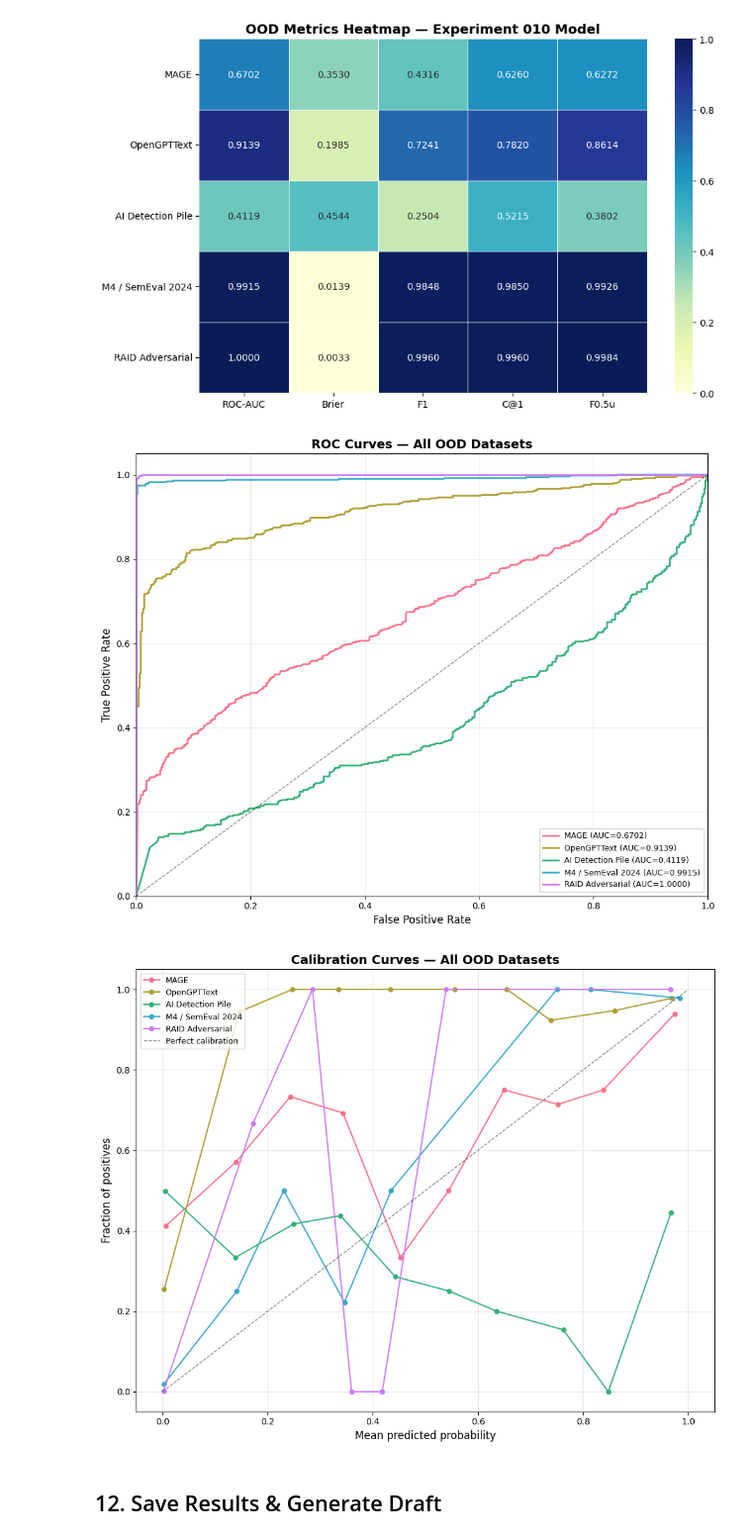
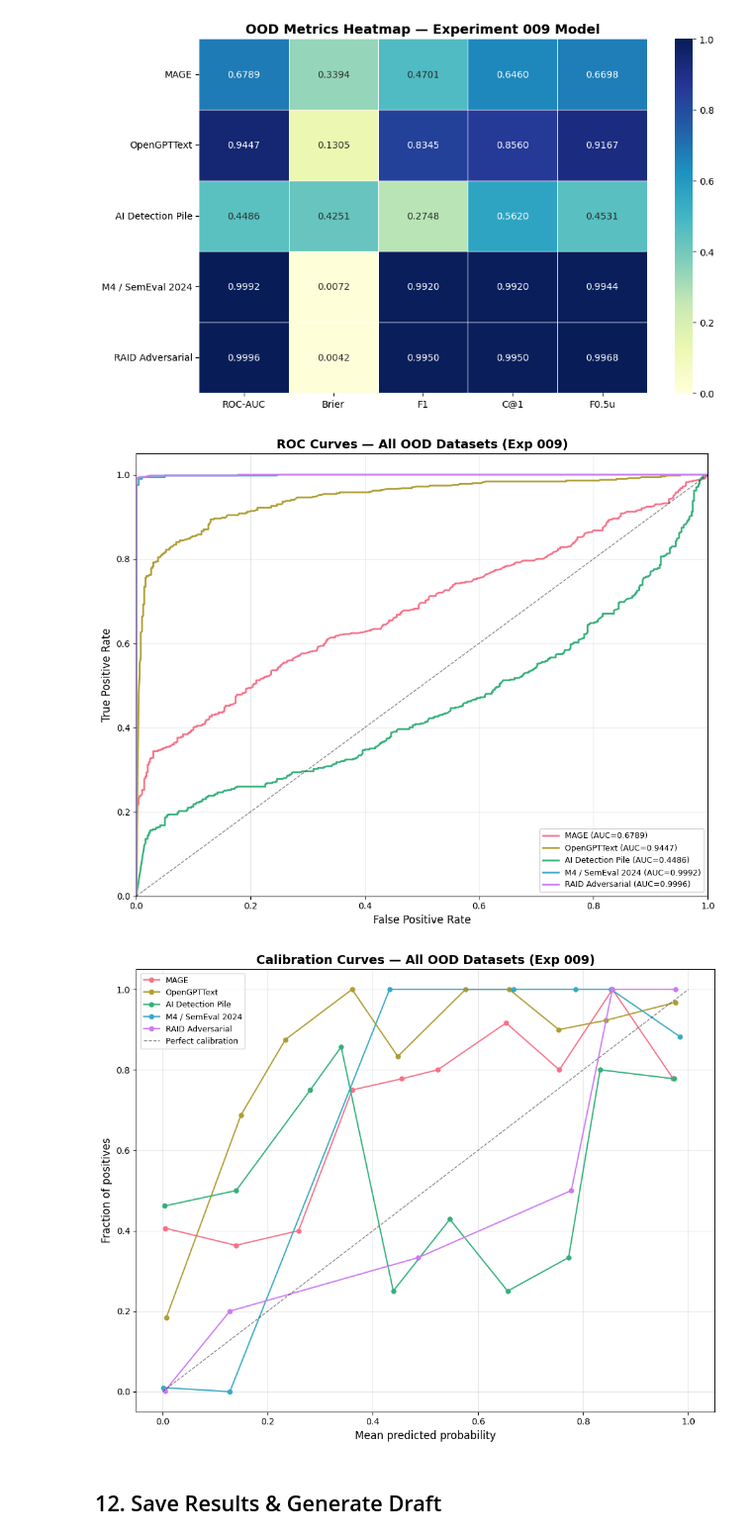
Before and after one commit to dsgt-arc/pan-2026, a Jupyter notebook: notebooks/011-extensive-ood-evals/011_extensive_ood_evals.ipynb, the cells around one changed output. Shown at 99% size. Saved outputs shown, nothing was run; the diff lists cells and outputs as text; code cells hidden in the pictures.

```diff
--- a/notebooks/011-extensive-ood-evals/011_extensive_ood_evals.ipynb
+++ b/notebooks/011-extensive-ood-evals/011_extensive_ood_evals.ipynb
@@ -48,9 +48,9 @@ random.seed(SEED)
 np.random.seed(SEED)
 torch.manual_seed(SEED)
 
-ADAPTER_REPO = 'hersheys-baklava/qwen-lora-pan2026-010-obfuscation'
+ADAPTER_REPO = 'hersheys-baklava/qwen-lora-pan2026-009'
 BASE_MODEL = 'Qwen/Qwen2.5-1.5B'
-HF_RESULTS_REPO = 'hersheys-baklava/pan2026-011-ood-eval-results'
+HF_RESULTS_REPO = 'hersheys-baklava/pan2026-011-ood-eval-results-009'
 MAX_SAMPLES_PER_DATASET = 1000
 CHUNK_SIZE = 512
 CHUNK_STRIDE = 256
@@ -740,7 +720,7 @@ if all_results:
                 f'{val:.4f}', va='center', fontsize=11, fontweight='bold')
     ax.set_xlim(0, 1.12)
     ax.set_xlabel('ROC-AUC', fontsize=13)
-    ax.set_title('OOD ROC-AUC — Experiment 010 Model', fontsize=15, fontweight='bold')
+    ax.set_title('OOD ROC-AUC — Experiment 009 Model', fontsize=15, fontweight='bold')
     ax.axvline(x=0.9, color='red', linestyle='--', alpha=0.5, label='Target (0.90)')
     ax.axvline(x=0.7, color='orange', linestyle='--', alpha=0.5, label='Floor (0.70)')
     ax.legend(loc='lower right')
@@ -761,7 +741,7 @@ if all_results:
     sns.heatmap(data, annot=True, fmt='.4f', xticklabels=metrics_names,
                 yticklabels=datasets_list, cmap='YlGnBu', linewidths=0.5,
                 ax=ax, vmin=0, vmax=1)
-    ax.set_title('OOD Metrics Heatmap — Experiment 010 Model', fontsize=14, fontweight='bold')
+    ax.set_title('OOD Metrics Heatmap — Experiment 009 Model', fontsize=14, fontweight='bold')
     plt.tight_layout()
     plt.savefig(ARTIFACTS_DIR / 'ood_metrics_heatmap.png', dpi=150, bbox_inches='tight')
     plt.show()
@@ -782,44 +762,44 @@ if all_probs_dict:
     ax.set_ylim([0, 1.05])
     ax.set_xlabel('False Positive Rate', fontsize=12)
     ax.set_ylabel('True Positive Rate', fontsize=12)
-    ax.set_title('ROC Curves — All OOD Datasets', fontsize=14, fontweight='bold')
+    ax.set_title('ROC Curves — All OOD Datasets (Exp 009)', fontsize=14, fontweight='bold')
     ax.legend(loc='lower right', fontsize=9)
     ax.grid(True, alpha=0.3)
     plt.tight_layout()
     plt.savefig(ARTIFACTS_DIR / 'ood_roc_curves.png', dpi=150, bbox_inches='tight')
     plt.show()
 # %% [output]
-[figure, old version]
+[figure, new version]
 # %%
 # Calibration curves
 if all_probs_dict:
     fig, ax = plt.subplots(figsize=(10, 8))
     colors = sns.color_palette('husl', len(all_probs_dict))
     n_bins = 10
     for (name, probs), color in zip(all_probs_dict.items(), colors):
         labels = all_labels_dict[name]
         probs_arr = np.array(probs)
         labels_arr = np.array(labels)
         bin_means, bin_true = [], []
         for i in range(n_bins):
             lo = i / n_bins
             hi = (i + 1) / n_bins
             mask = (probs_arr >= lo) & (probs_arr < hi)
             if mask.sum() > 0:
                 bin_means.append(probs_arr[mask].mean())
                 bin_true.append(labels_arr[mask].mean())
         ax.plot(bin_means, bin_true, 'o-', color=color, label=name, markersize=5)
     ax.plot([0, 1], [0, 1], 'k--', lw=1, alpha=0.5, label='Perfect calibration')
     ax.set_xlabel('Mean predicted probability', fontsize=12)
     ax.set_ylabel('Fraction of positives', fontsize=12)
-    ax.set_title('Calibration Curves — All OOD Datasets', fontsize=14, fontweight='bold')
+    ax.set_title('Calibration Curves — All OOD Datasets (Exp 009)', fontsize=14, fontweight='bold')
     ax.legend(loc='upper left', fontsize=9)
     ax.grid(True, alpha=0.3)
     plt.tight_layout()
     plt.savefig(ARTIFACTS_DIR / 'ood_calibration_curves.png', dpi=150, bbox_inches='tight')
     plt.show()
 # %% [output]
-[figure, old version]
+[figure, new version]
 # %% [markdown]
 ## 12. Save Results & Generate Draft
 # %%
```
Also changed, not shown: parts of 10 cells of this notebook, 10 other files.
